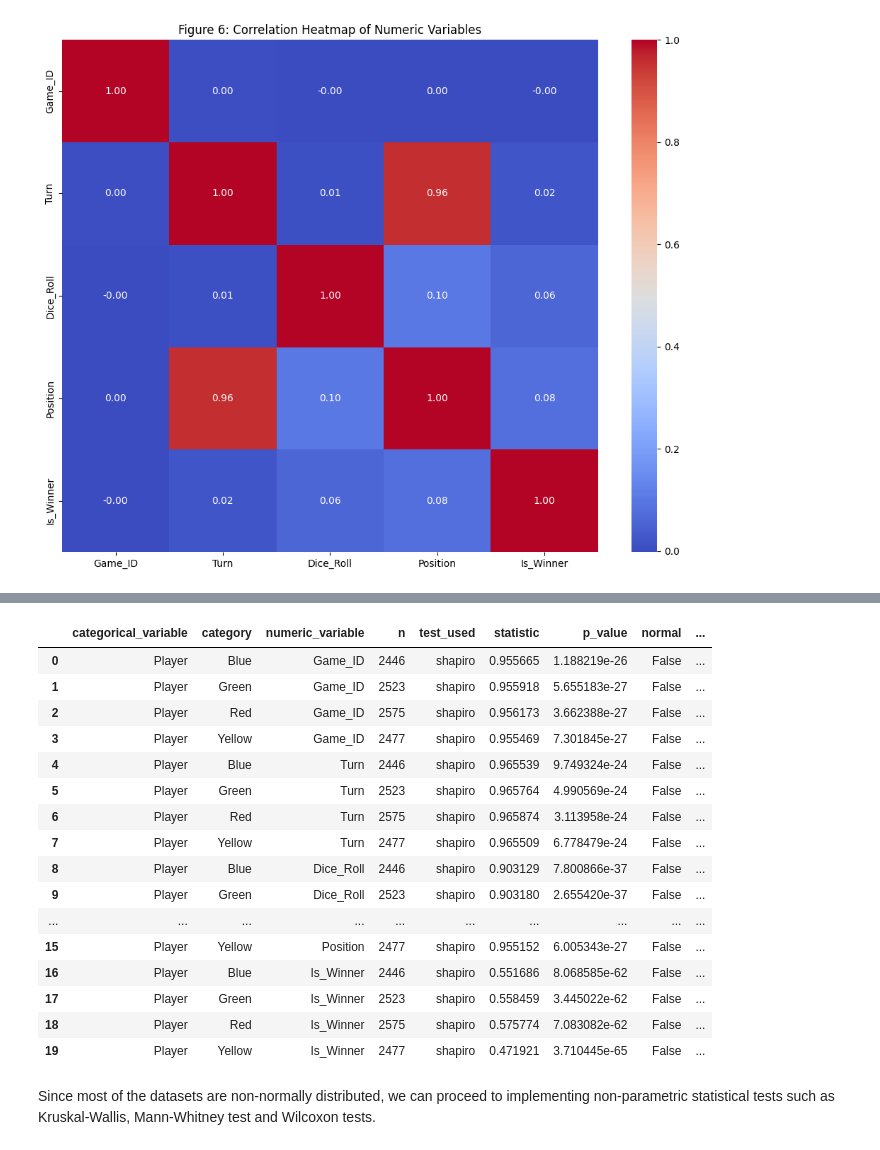
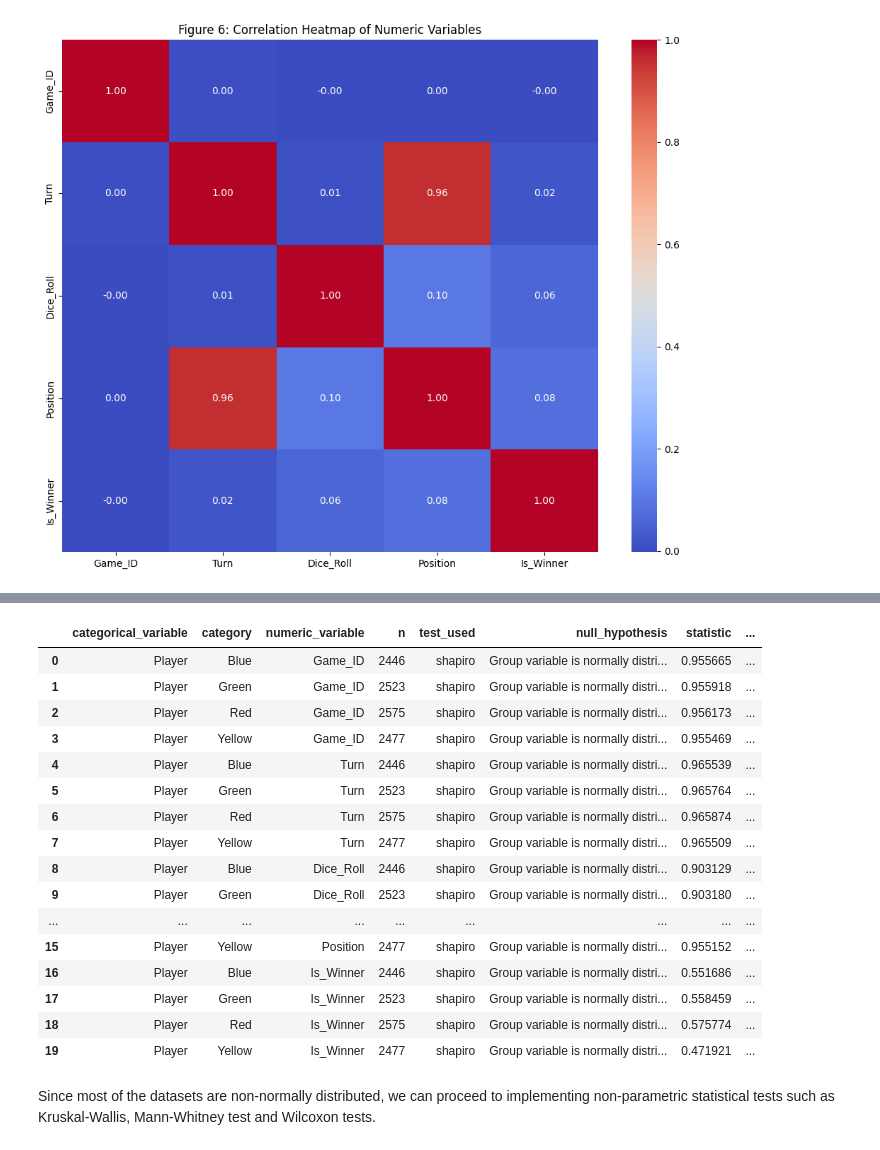
Before and after one commit to chizoalban2003-beep/Ludometrics-AI-Ethics, a Jupyter notebook: jupyter_notebooks/Ludo_EDA.ipynb, the cells around one changed output, grey strips where cells are left out. Cells and saved outputs as stored; diff of their text form; code cells hidden in the pictures.

Commit message:
Null hypothesis testing

```diff
--- a/jupyter_notebooks/Ludo_EDA.ipynb
+++ b/jupyter_notebooks/Ludo_EDA.ipynb
@@ -144,13 +254,16 @@ for col in df_num.columns:
 
     p_value = result['pval'].iloc[0]
     is_normal = bool(result['normal'].iloc[0])
+    decision = 'Accept H0' if is_normal else 'Reject H0'
     normality_rows.append({
         'variable': col,
         'n': len(series),
         'test_used': method,
+        'null_hypothesis': 'Variable is normally distributed',
         'statistic': result.iloc[0, 0],
         'p_value': p_value,
         'normal': is_normal,
+        'decision': decision,
         'indication': 'Normally distributed' if is_normal else 'Not normally distributed',
     })
 
@@ -182,50 +306,55 @@ for cat_col in df_cat.columns:
                     'numeric_variable': num_col,
                     'n': n,
                     'test_used': None,
+                    'null_hypothesis': 'Group variable is normally distributed',
                     'statistic': np.nan,
                     'p_value': np.nan,
                     'normal': False,
+                    'decision': 'Reject H0',
                     'indication': 'Insufficient sample size (n < 3)'
                 })
                 continue
 
             method = 'normaltest' if n > 5000 else 'shapiro'
             result = pg.normality(series, method=method, alpha=alpha)
 
             p_value = result['pval'].iloc[0]
             is_normal = bool(result['normal'].iloc[0])
+            decision = 'Accept H0' if is_normal else 'Reject H0'
 
             grouped_normality_rows.append({
                 'categorical_variable': cat_col,
                 'category': group_name,
                 'numeric_variable': num_col,
                 'n': n,
                 'test_used': method,
+                'null_hypothesis': 'Group variable is normally distributed',
                 'statistic': result.iloc[0, 0],
                 'p_value': p_value,
                 'normal': is_normal,
+                'decision': decision,
                 'indication': 'Normally distributed' if is_normal else 'Not normally distributed'
             })
 
 grouped_normality_df = pd.DataFrame(grouped_normality_rows)
 grouped_normality_df
 # %% [output]
-|  | categorical_variable | category | numeric_variable | n | test_used | statistic | p_value | normal | ... |
-| 0 | Player | Blue | Game_ID | 2446 | shapiro | 0.955665 | 1.188219e-26 | False | ... |
-| 1 | Player | Green | Game_ID | 2523 | shapiro | 0.955918 | 5.655183e-27 | False | ... |
-| 2 | Player | Red | Game_ID | 2575 | shapiro | 0.956173 | 3.662388e-27 | False | ... |
-| 3 | Player | Yellow | Game_ID | 2477 | shapiro | 0.955469 | 7.301845e-27 | False | ... |
-| 4 | Player | Blue | Turn | 2446 | shapiro | 0.965539 | 9.749324e-24 | False | ... |
-| 5 | Player | Green | Turn | 2523 | shapiro | 0.965764 | 4.990569e-24 | False | ... |
-| 6 | Player | Red | Turn | 2575 | shapiro | 0.965874 | 3.113958e-24 | False | ... |
-| 7 | Player | Yellow | Turn | 2477 | shapiro | 0.965509 | 6.778479e-24 | False | ... |
-| 8 | Player | Blue | Dice_Roll | 2446 | shapiro | 0.903129 | 7.800866e-37 | False | ... |
-| 9 | Player | Green | Dice_Roll | 2523 | shapiro | 0.903180 | 2.655420e-37 | False | ... |
-| ... | ... | ... | ... | ... | ... | ... | ... | ... | ... |
-| 15 | Player | Yellow | Position | 2477 | shapiro | 0.955152 | 6.005343e-27 | False | ... |
-| 16 | Player | Blue | Is_Winner | 2446 | shapiro | 0.551686 | 8.068585e-62 | False | ... |
-| 17 | Player | Green | Is_Winner | 2523 | shapiro | 0.558459 | 3.445022e-62 | False | ... |
-| 18 | Player | Red | Is_Winner | 2575 | shapiro | 0.575774 | 7.083082e-62 | False | ... |
-| 19 | Player | Yellow | Is_Winner | 2477 | shapiro | 0.471921 | 3.710445e-65 | False | ... |
+|  | categorical_variable | category | numeric_variable | n | test_used | null_hypothesis | statistic | ... |
+| 0 | Player | Blue | Game_ID | 2446 | shapiro | Group variable is normally distri... | 0.955665 | ... |
+| 1 | Player | Green | Game_ID | 2523 | shapiro | Group variable is normally distri... | 0.955918 | ... |
+| 2 | Player | Red | Game_ID | 2575 | shapiro | Group variable is normally distri... | 0.956173 | ... |
+| 3 | Player | Yellow | Game_ID | 2477 | shapiro | Group variable is normally distri... | 0.955469 | ... |
+| 4 | Player | Blue | Turn | 2446 | shapiro | Group variable is normally distri... | 0.965539 | ... |
+| 5 | Player | Green | Turn | 2523 | shapiro | Group variable is normally distri... | 0.965764 | ... |
+| 6 | Player | Red | Turn | 2575 | shapiro | Group variable is normally distri... | 0.965874 | ... |
+| 7 | Player | Yellow | Turn | 2477 | shapiro | Group variable is normally distri... | 0.965509 | ... |
+| 8 | Player | Blue | Dice_Roll | 2446 | shapiro | Group variable is normally distri... | 0.903129 | ... |
+| 9 | Player | Green | Dice_Roll | 2523 | shapiro | Group variable is normally distri... | 0.903180 | ... |
+| ... | ... | ... | ... | ... | ... | ... | ... | ... |
+| 15 | Player | Yellow | Position | 2477 | shapiro | Group variable is normally distri... | 0.955152 | ... |
+| 16 | Player | Blue | Is_Winner | 2446 | shapiro | Group variable is normally distri... | 0.551686 | ... |
+| 17 | Player | Green | Is_Winner | 2523 | shapiro | Group variable is normally distri... | 0.558459 | ... |
+| 18 | Player | Red | Is_Winner | 2575 | shapiro | Group variable is normally distri... | 0.575774 | ... |
+| 19 | Player | Yellow | Is_Winner | 2477 | shapiro | Group variable is normally distri... | 0.471921 | ... |
 # %% [markdown]
 Since most of the datasets are non-normally distributed, we can proceed to implementing non-parametric statistical tests such as Kruskal-Wallis, Mann-Whitney test and Wilcoxon tests.
```
Also changed, not shown: parts of 18 cells of this notebook.
